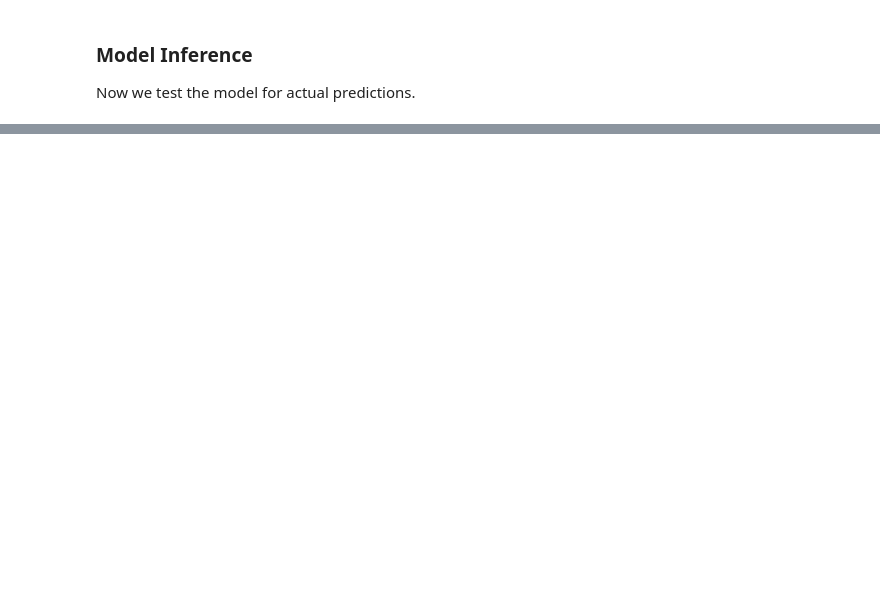
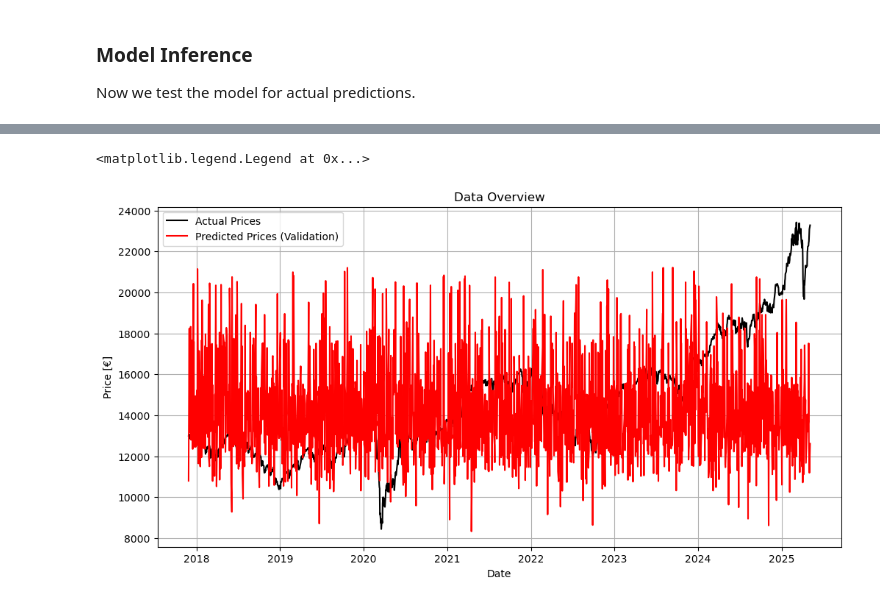
Before and after one commit to paulruesing/hybrid-rl-index-trading, a Jupyter notebook: notebooks/predictor_dev.ipynb, the cells around one changed output, grey strips where cells are left out. Saved outputs shown, nothing was run; the diff lists cells and outputs as text; code cells hidden in the pictures; blank space fills up the shorter version.

```diff
--- a/notebooks/predictor_dev.ipynb
+++ b/notebooks/predictor_dev.ipynb
@@ -396,0 +398,16 @@ ax.legend()
+# %%
+# plot result:
+fig, ax = plt.subplots(figsize=(12,6))
+
+ax.plot(dates_val, normaliser.inverse_transform(Y_val), label='Actual Prices', color='black')
+#ax.plot(dates_train, normaliser.inverse_transform(train_predictions), label='Predicted Prices (Training)', color='blue')
+ax.plot(dates_val, normaliser.inverse_transform(val_predictions), label='Predicted Prices (Validation)', color='red')
+
+ax.set_xlabel('Date')
+ax.set_ylabel('Price [€]')
+ax.set_title('Data Overview')
+ax.grid(True)
+ax.legend()
+# %% [output]
+<matplotlib.legend.Legend at 0x...>
+[figure, added]
```
Also changed, not shown: parts of 5 cells of this notebook.
